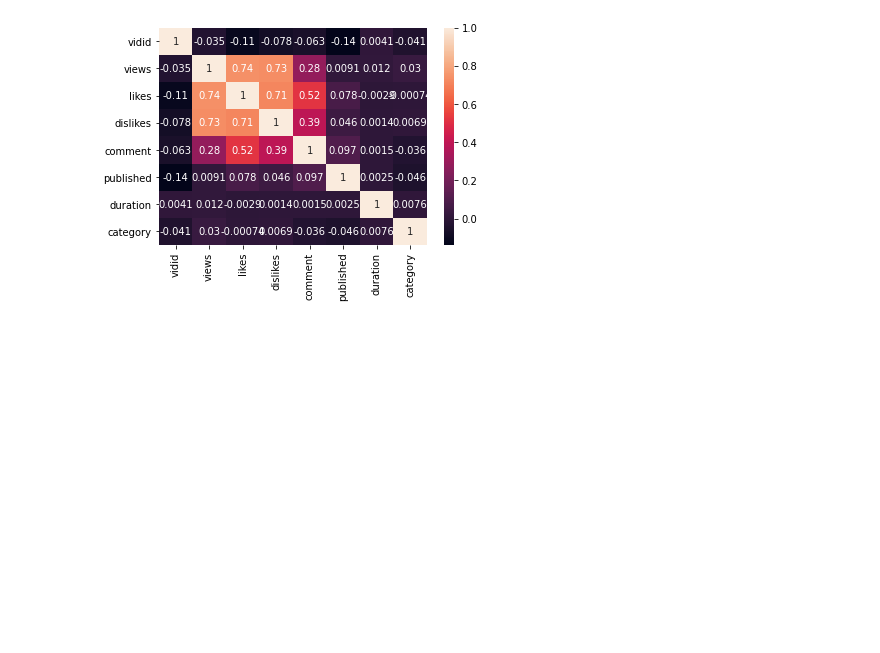
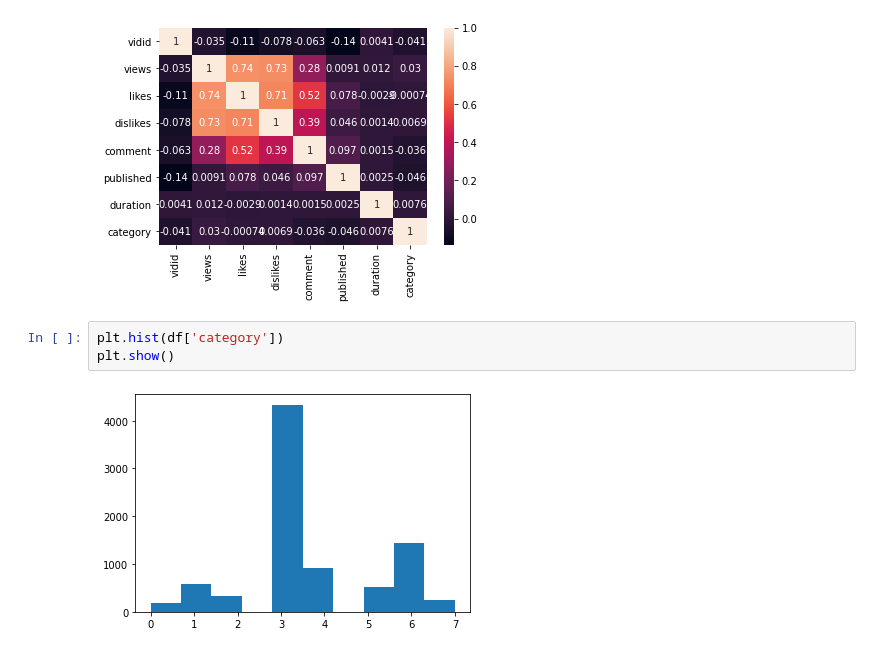
Before and after one commit to imveeru/ml-intern-assignment, a Jupyter notebook: youtubeAdView Test Prediction.ipynb, the cells around one changed output. Saved outputs shown, nothing was run; the diff lists cells and outputs as text; blank space fills up the shorter version.

```diff
--- a/youtubeAdView Test Prediction.ipynb
+++ b/youtubeAdView Test Prediction.ipynb
@@ -174,3 +174,8 @@ sns.heatmap(corr,mask=np.zeros_like(corr,dtype=np.bool),annot=True)
 # %% [output]
 <AxesSubplot:>
 [figure]
+# %%
+plt.hist(df['category'])
+plt.show()
+# %% [output]
+[figure, added]
```
Also changed, not shown: parts of 2 cells of this notebook.
